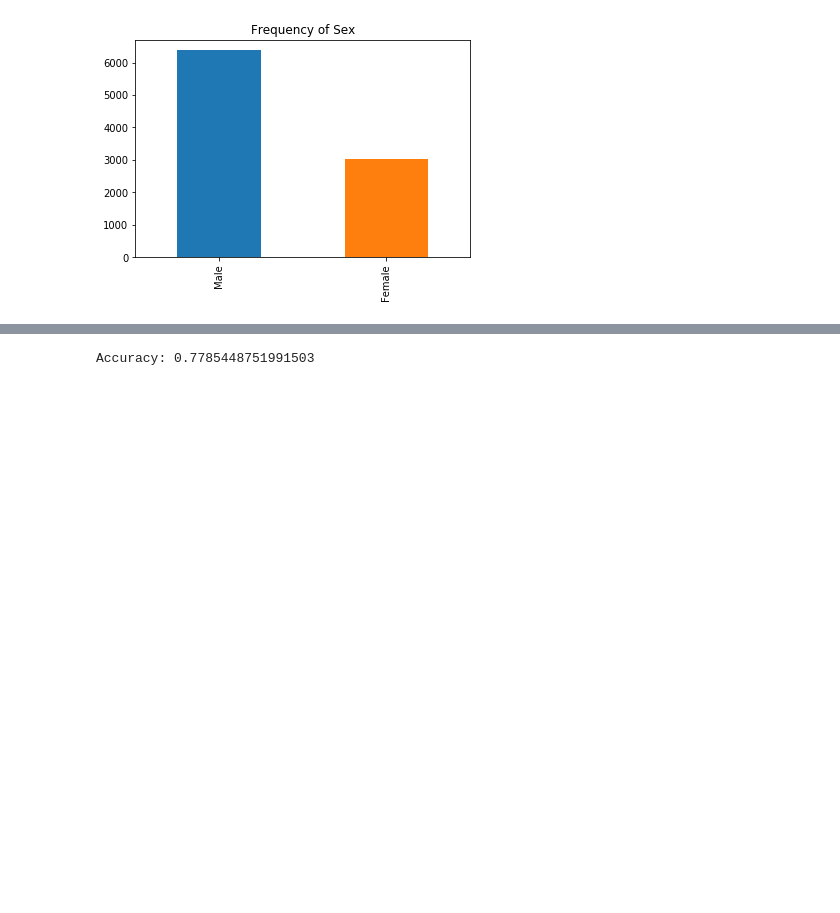
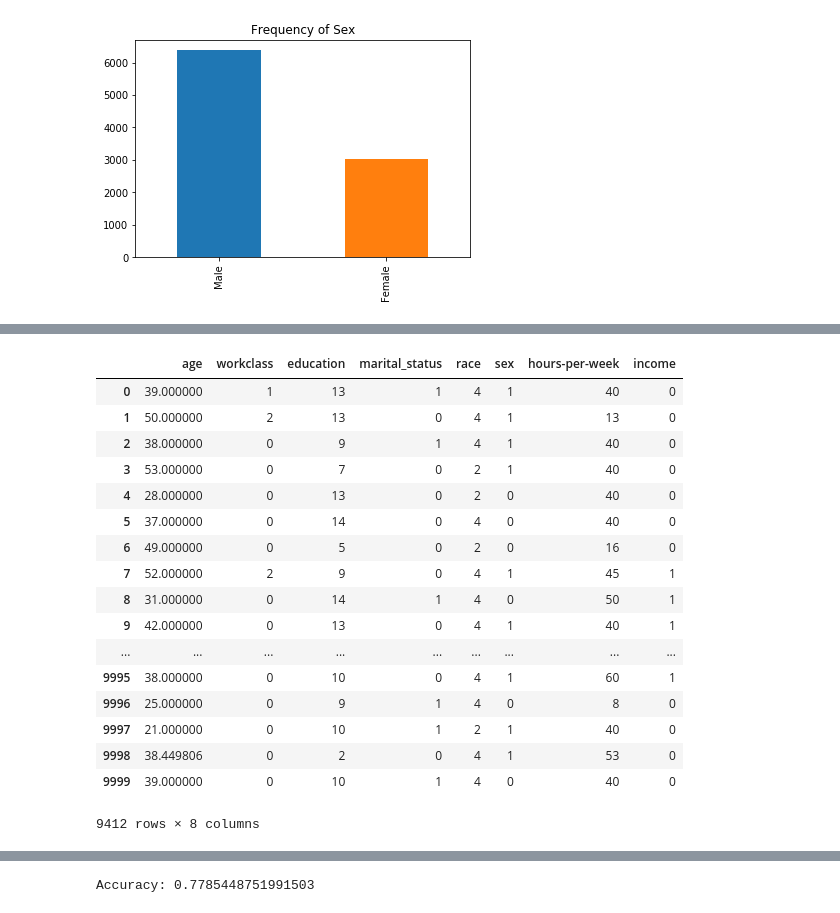
Before and after one commit to jacksonvrieze/DecisionTree, a Jupyter notebook: Assignment2.ipynb, the cells around one changed output, grey strips where cells are left out. Cells and saved outputs as stored; diff of their text form; code cells hidden in the pictures; blank space fills up the shorter version.

```diff
--- a/Assignment2.ipynb
+++ b/Assignment2.ipynb
@@ -151,21 +135,43 @@ from sklearn import metrics #Import scikit-learn metrics module for accuracy cal
 # %%
+
 #Decision Tree
 #split dataset in features and target variable
+le = preprocessing.LabelEncoder()
 dcf = df
 
 
 #convert categorical to numerical
 
 dcf.sex=le.fit_transform(df['sex'])
 dcf.race=le.fit_transform(df['race'])
 dcf.workclass=le.fit_transform(df['workclass'])
 dcf.marital_status=le.fit_transform(df['marital_status'])
 
 dcf.income=le.fit_transform(df["income"])
 
 feature_cols = ["age","education","race","sex","hours-per-week","workclass","marital_status"]
 X = df[feature_cols] # Features
 y = df.income # Target variable
+dcf
+# %% [output]
+|  | age | workclass | education | marital_status | race | sex | hours-per-week | income |
+| 0 | 39.000000 | 1 | 13 | 1 | 4 | 1 | 40 | 0 |
+| 1 | 50.000000 | 2 | 13 | 0 | 4 | 1 | 13 | 0 |
+| 2 | 38.000000 | 0 | 9 | 1 | 4 | 1 | 40 | 0 |
+| 3 | 53.000000 | 0 | 7 | 0 | 2 | 1 | 40 | 0 |
+| 4 | 28.000000 | 0 | 13 | 0 | 2 | 0 | 40 | 0 |
+| 5 | 37.000000 | 0 | 14 | 0 | 4 | 0 | 40 | 0 |
+| 6 | 49.000000 | 0 | 5 | 0 | 2 | 0 | 16 | 0 |
+| 7 | 52.000000 | 2 | 9 | 0 | 4 | 1 | 45 | 1 |
+| 8 | 31.000000 | 0 | 14 | 1 | 4 | 0 | 50 | 1 |
+| 9 | 42.000000 | 0 | 13 | 0 | 4 | 1 | 40 | 1 |
+| ... | ... | ... | ... | ... | ... | ... | ... | ... |
+| 9995 | 38.000000 | 0 | 10 | 0 | 4 | 1 | 60 | 1 |
+| 9996 | 25.000000 | 0 | 9 | 1 | 4 | 0 | 8 | 0 |
+| 9997 | 21.000000 | 0 | 10 | 1 | 2 | 1 | 40 | 0 |
+| 9998 | 38.449806 | 0 | 2 | 0 | 4 | 1 | 53 | 0 |
+| 9999 | 39.000000 | 0 | 10 | 1 | 4 | 0 | 40 | 0 |
+9412 rows × 8 columns
 # %%
 # Split dataset into training set and test set
 X_train, X_test, y_train, y_test = train_test_split(X, y, test_size=0.2) # 80% training and 20% test
```
Also changed, not shown: parts of 7 cells of this notebook.
